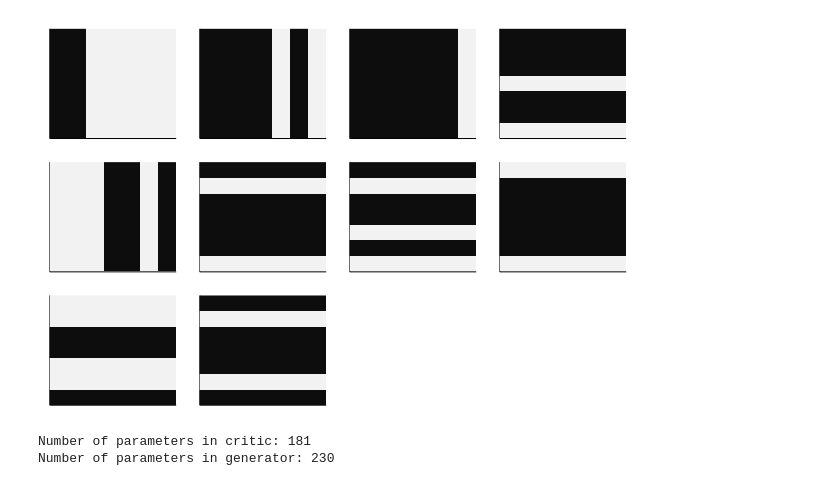
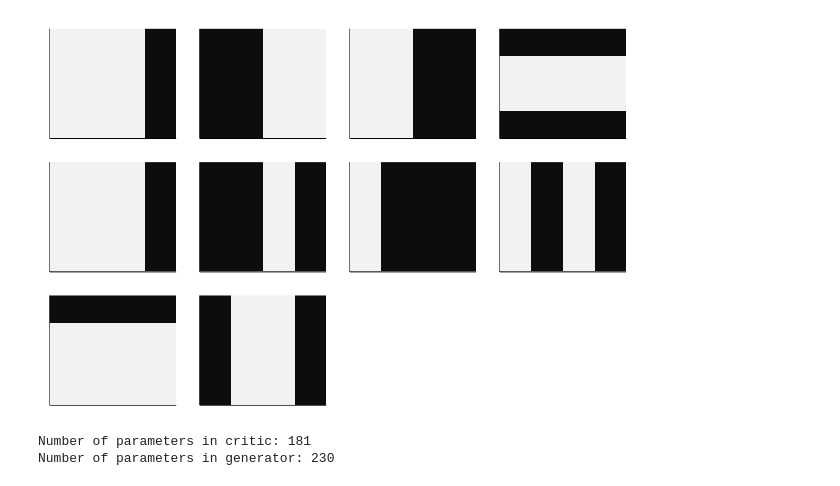
Before and after one commit to p-luo/MatchgateGAN, a Jupyter notebook: prototypes/WGANbarsandstripes.ipynb, the cells around one changed output. Saved outputs shown, nothing was run; the diff lists cells and outputs as text; code cells hidden in the pictures.

```diff
--- a/prototypes/WGANbarsandstripes.ipynb
+++ b/prototypes/WGANbarsandstripes.ipynb
@@ -2,7 +2,7 @@
 using Random
 using Plots
 
-n = 7
+n = 4
 train = 10
 
 #if repeats = false, need to find a way to not have duplicates
@@ -13,36 +13,36 @@ function bars_and_stripes(train = 10, repeats = true) #Samples train data sample
     for i in 1:train
         S = Int64[]
         while length(S) == 0 #Ensures length(S) is not 0 so we get truly uniform distribution over the whole bars and stripes dataset
             randsubseq!(S, collect(1:n), 0.5)
         end
         if 1 in S
             b = repeat(Bool[1], n)
         else
             b = repeat(Bool[0], n)
         end
         for i in 2:n
             temp = repeat(Bool[0], n)
             if i in S
                 temp = repeat(Bool[1], n)
             end
             b = hcat(b, temp)
         end
         flip = rand() < 0.5
-        if length(S) == n
+        if length(S) == n #If it's all black or all white
             ret = flip ? b : .!b
-        else
+        else #If not monochromatic, then it's vertical/horizontal with 1/2 probability
             ret = flip ? b : rotl90(b)
         end
         push!(data, ret)
     end
     return data
 end
 
 data_train = bars_and_stripes(train) #Stores data in data_train
 
 plot([heatmap(x, color=:grays, colorbar = false, ticks = false) for x in data_train]...)
 # %% [output]
-[figure, old version]
+[figure, new version]
 # %%
 using Yao
 using Flux
```
Also changed, not shown: parts of 9 cells of this notebook, 7 other files.
